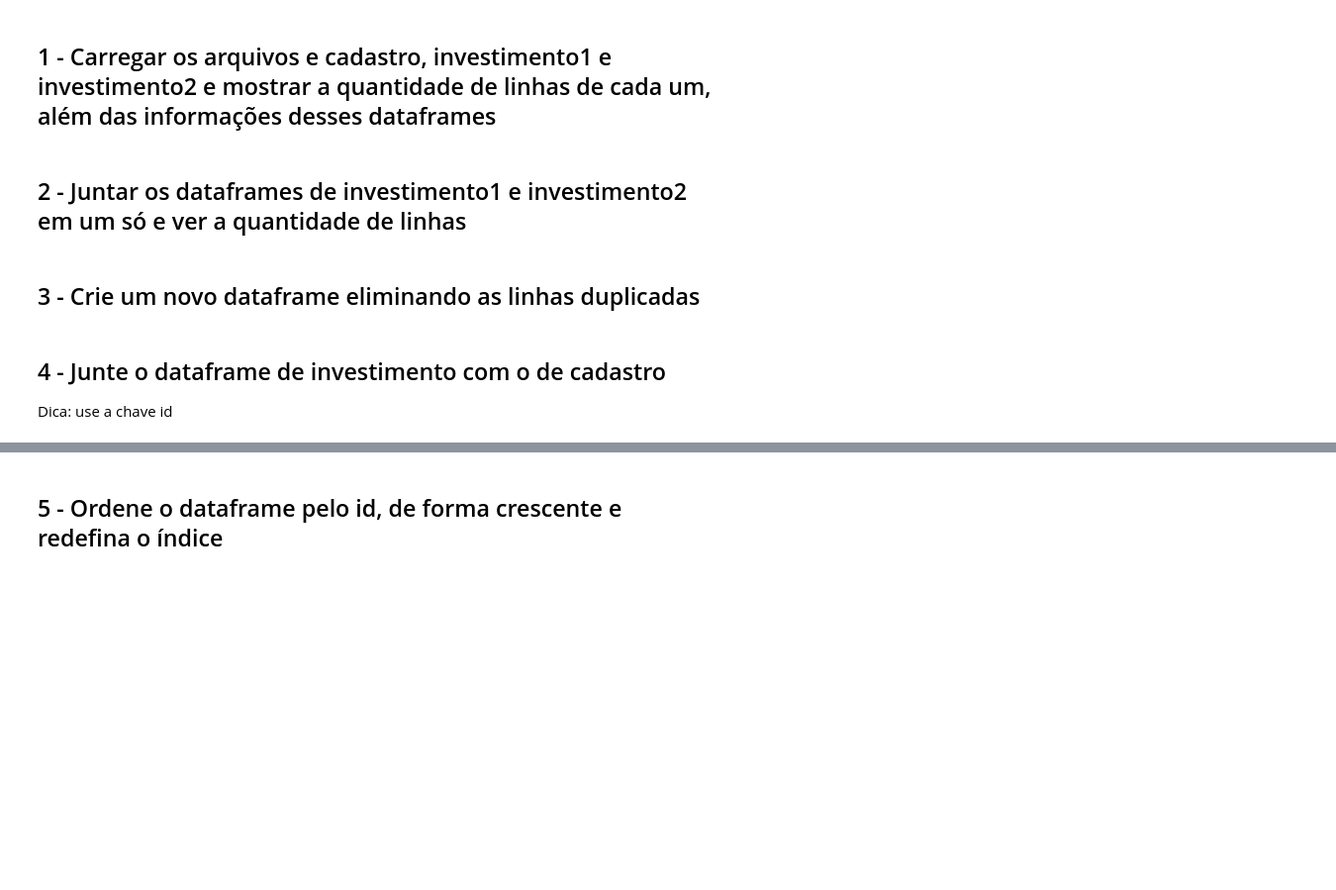
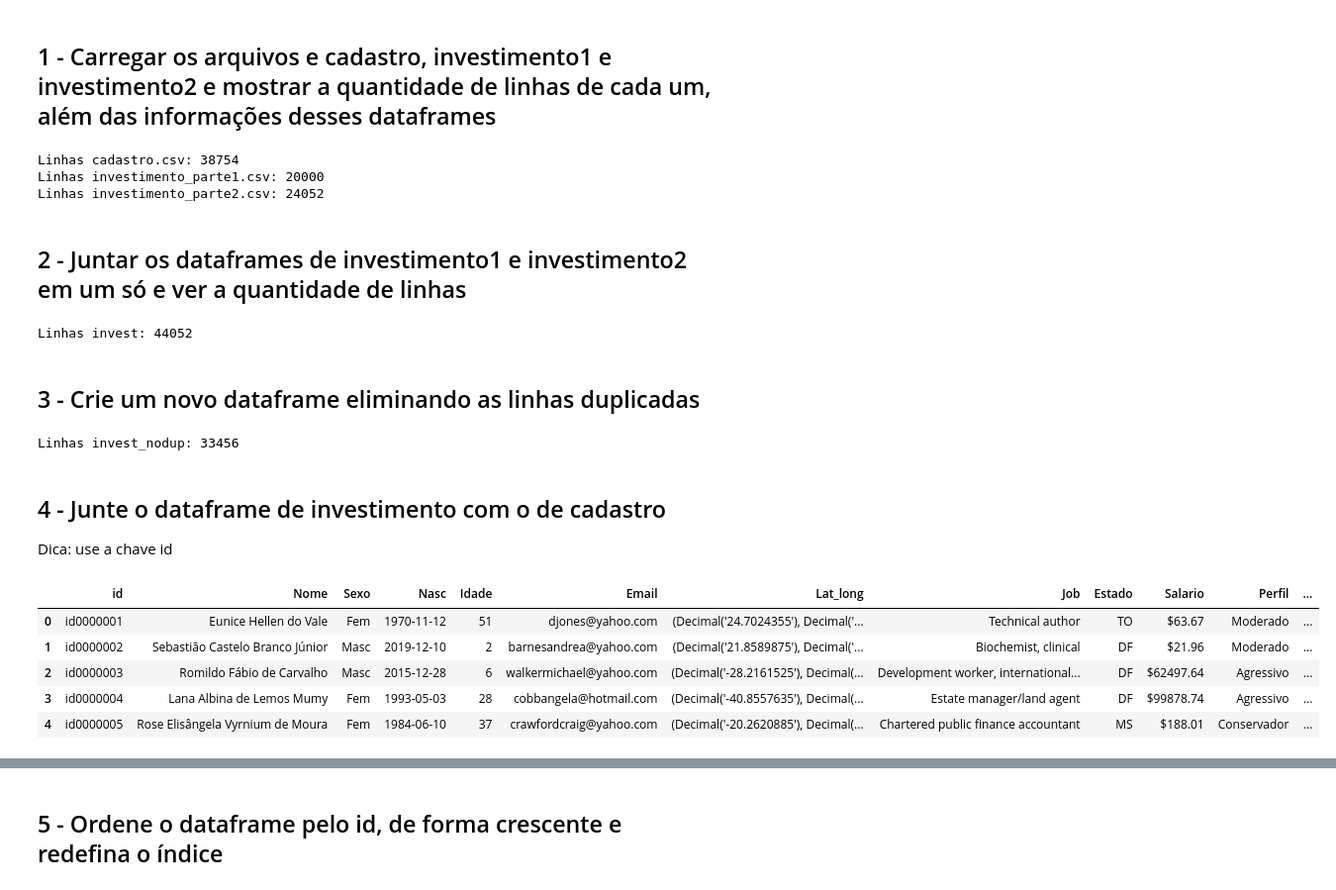
Before and after one commit to danilonozima/projeto-pandas, a Jupyter notebook: Proj_1_pandas_notebook.ipynb, the cells around one changed output, grey strips where cells are left out. Shown: that part at 99% size. Drawn from its saved outputs; the diff is of its cells as text; code cells hidden in the pictures; blank space fills up the shorter version.

```diff
--- a/Proj_1_pandas_notebook.ipynb
+++ b/Proj_1_pandas_notebook.ipynb
@@ -68,7 +65,43 @@ import datetime as dt
+# %%
+import pandas as pd
+import datetime as dt
+
+cadastro = pd.read_csv('cadastro.csv')
+print(f'Linhas cadastro.csv: {cadastro.shape[0]}')
+
+invest1 = pd.read_csv('investimento_parte1.csv')
+print(f'Linhas investimento_parte1.csv: {invest1.shape[0]}')
+
+invest2 = pd.read_csv('investimento_parte2.csv')
+print(f'Linhas investimento_parte2.csv: {invest2.shape[0]}')
+# %% [output]
+Linhas cadastro.csv: 38754
+Linhas investimento_parte1.csv: 20000
+Linhas investimento_parte2.csv: 24052
 # %% [markdown]
 ## 2 - Juntar os dataframes de investimento1 e investimento2 em um só e ver a quantidade de linhas
+# %%
+invest = pd.concat([invest1, invest2], ignore_index=1)
+print(f'Linhas invest: {invest.shape[0]}')
+# %% [output]
+Linhas invest: 44052
 # %% [markdown]
 ## 3 - Crie um novo dataframe eliminando as linhas duplicadas
+# %%
+invest_nodup = invest.drop_duplicates(keep=False)
+print(f'Linhas invest_nodup: {invest_nodup.shape[0]}')
+# %% [output]
+Linhas invest_nodup: 33456
 # %% [markdown]
 ## 4 - Junte o dataframe de investimento com o de cadastro
 Dica: use a chave id
+# %%
+df = pd.merge(cadastro, invest_nodup, how='left', on='id')
+df.head()
+# %% [output]
+|  | id | Nome | Sexo | Nasc | Idade | Email | Lat_long | Job | Estado | Salario | Perfil | ... |
+| 0 | id0000001 | Eunice Hellen do Vale | Fem | 1970-11-12 | 51 | djones@yahoo.com | (Decimal('24.7024355'), Decimal('... | Technical author | TO | $63.67 | Moderado | ... |
+| 1 | id0000002 | Sebastião Castelo Branco Júnior | Masc | 2019-12-10 | 2 | barnesandrea@yahoo.com | (Decimal('21.8589875'), Decimal('... | Biochemist, clinical | DF | $21.96 | Moderado | ... |
+| 2 | id0000003 | Romildo Fábio de Carvalho | Masc | 2015-12-28 | 6 | walkermichael@yahoo.com | (Decimal('-28.2161525'), Decimal(... | Development worker, international... | DF | $62497.64 | Agressivo | ... |
+| 3 | id0000004 | Lana Albina de Lemos Mumy | Fem | 1993-05-03 | 28 | cobbangela@hotmail.com | (Decimal('-40.8557635'), Decimal(... | Estate manager/land agent | DF | $99878.74 | Agressivo | ... |
+| 4 | id0000005 | Rose Elisângela Vyrnium de Moura | Fem | 1984-06-10 | 37 | crawfordcraig@yahoo.com | (Decimal('-20.2620885'), Decimal(... | Chartered public finance accountant | MS | $188.01 | Conservador | ... |
```
Also changed, not shown: parts of 8 cells of this notebook.
